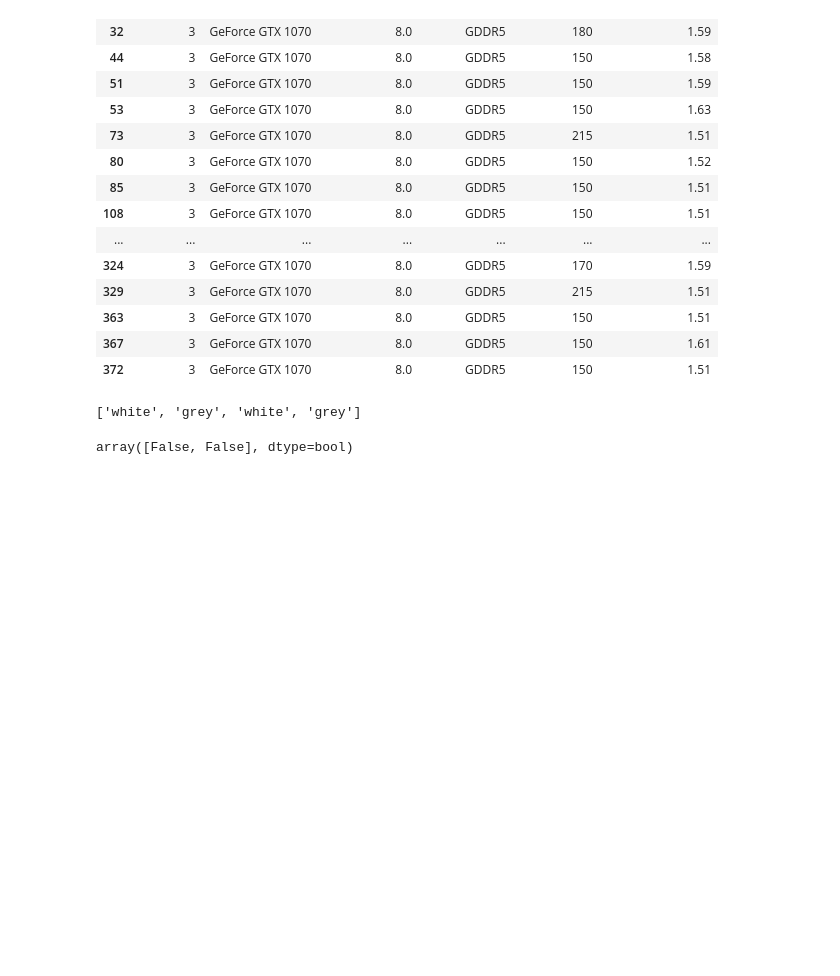
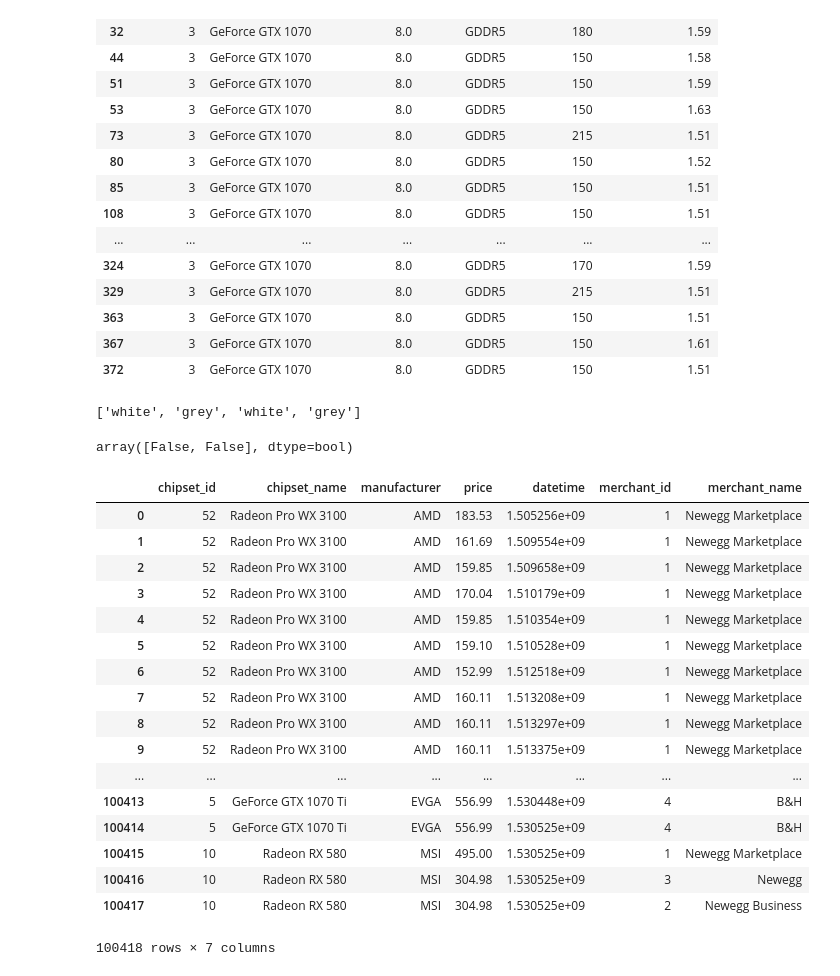
Before and after one commit to sengkchu/gpu-analytics, a Jupyter notebook: gpudatabase_interface.ipynb, the cells around one changed output. Cells and saved outputs as stored; diff of their text form; code cells hidden in the pictures; blank space fills up the shorter version.

Commit message:
added merchants and brands

```diff
--- a/gpudatabase_interface.ipynb
+++ b/gpudatabase_interface.ipynb
@@ -243,3 +243,40 @@ odd = 'grey'
 ar%2==0
 # %% [output]
 array([False, False], dtype=bool)
+# %%
+merchants_query = '''
+SELECT
+    c.chipset_id,
+    c.chipset_name,
+    s.manufacturer,
+    p.price,
+    p.datetime,
+    m.merchant_id,
+    m.merchant_name
+FROM chipsets c
+INNER JOIN card_specs s ON s.chipset_id = c.chipset_id
+INNER JOIN card_prices p on p.card_id = s.card_id
+INNER JOIN merchants m on m.merchant_id = p.merchant_id
+'''
+merchants = run_query(merchants_query)
+# %%
+merchants
+# %% [output]
+|  | chipset_id | chipset_name | manufacturer | price | datetime | merchant_id | merchant_name |
+| 0 | 52 | Radeon Pro WX 3100 | AMD | 183.53 | 1.505256e+09 | 1 | Newegg Marketplace |
+| 1 | 52 | Radeon Pro WX 3100 | AMD | 161.69 | 1.509554e+09 | 1 | Newegg Marketplace |
+| 2 | 52 | Radeon Pro WX 3100 | AMD | 159.85 | 1.509658e+09 | 1 | Newegg Marketplace |
+| 3 | 52 | Radeon Pro WX 3100 | AMD | 170.04 | 1.510179e+09 | 1 | Newegg Marketplace |
+| 4 | 52 | Radeon Pro WX 3100 | AMD | 159.85 | 1.510354e+09 | 1 | Newegg Marketplace |
+| 5 | 52 | Radeon Pro WX 3100 | AMD | 159.10 | 1.510528e+09 | 1 | Newegg Marketplace |
+| 6 | 52 | Radeon Pro WX 3100 | AMD | 152.99 | 1.512518e+09 | 1 | Newegg Marketplace |
+| 7 | 52 | Radeon Pro WX 3100 | AMD | 160.11 | 1.513208e+09 | 1 | Newegg Marketplace |
+| 8 | 52 | Radeon Pro WX 3100 | AMD | 160.11 | 1.513297e+09 | 1 | Newegg Marketplace |
+| 9 | 52 | Radeon Pro WX 3100 | AMD | 160.11 | 1.513375e+09 | 1 | Newegg Marketplace |
+| ... | ... | ... | ... | ... | ... | ... | ... |
+| 100413 | 5 | GeForce GTX 1070 Ti | EVGA | 556.99 | 1.530448e+09 | 4 | B&H |
+| 100414 | 5 | GeForce GTX 1070 Ti | EVGA | 556.99 | 1.530525e+09 | 4 | B&H |
+| 100415 | 10 | Radeon RX 580 | MSI | 495.00 | 1.530525e+09 | 1 | Newegg Marketplace |
+| 100416 | 10 | Radeon RX 580 | MSI | 304.98 | 1.530525e+09 | 3 | Newegg |
+| 100417 | 10 | Radeon RX 580 | MSI | 304.98 | 1.530525e+09 | 2 | Newegg Business |
+100418 rows × 7 columns
```
Also changed, not shown: parts of 4 cells of this notebook, 1 other file.
